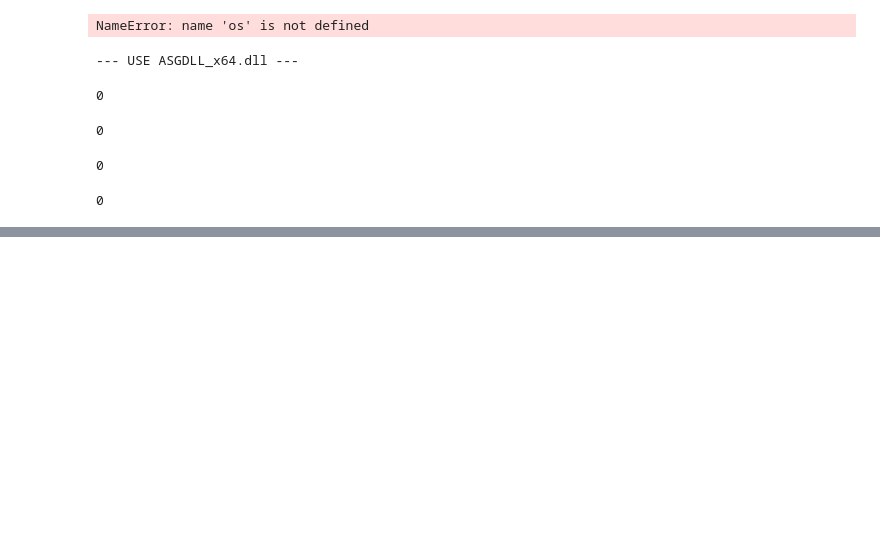
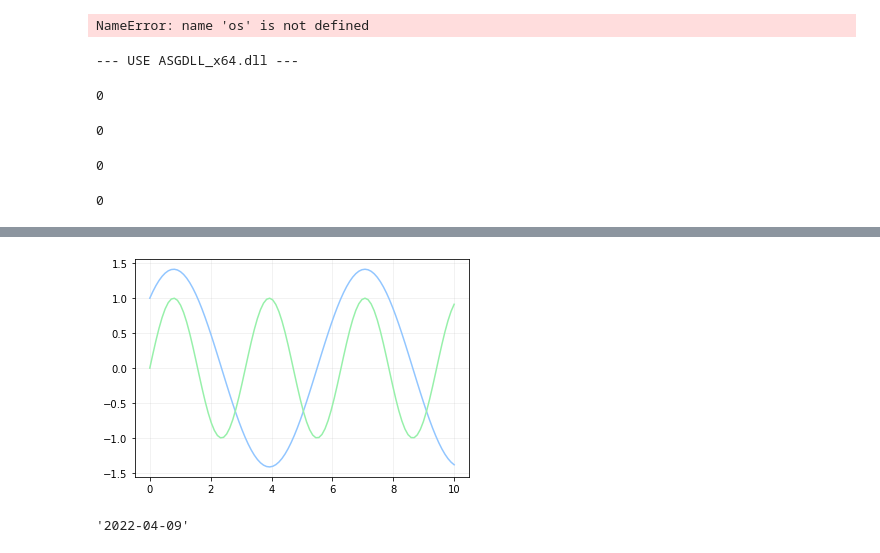
Before and after one commit to Youngcius/odmactor-gui, a Jupyter notebook: zhy/ttt.ipynb, the cells around one changed output, grey strips where cells are left out. Drawn from its saved outputs; the diff is of its cells as text; code cells hidden in the pictures; blank space fills up the shorter version.

```diff
--- a/zhy/ttt.ipynb
+++ b/zhy/ttt.ipynb
@@ -93,0 +108,14 @@ asg.close()
+# %%
+x = linspace(0,10,100)
+y = sin(x) + cos(x)
+z = sin(2*x)
+plot(x,y)
+plot(x,z)
+grid(alpha=0.2)
+# %% [output]
+[figure, added]
+# %%
+import datetime
+str(datetime.date.today())
+# %% [output]
+'2022-04-09'
```
Also changed, not shown: parts of 3 cells of this notebook, 4 other files.
